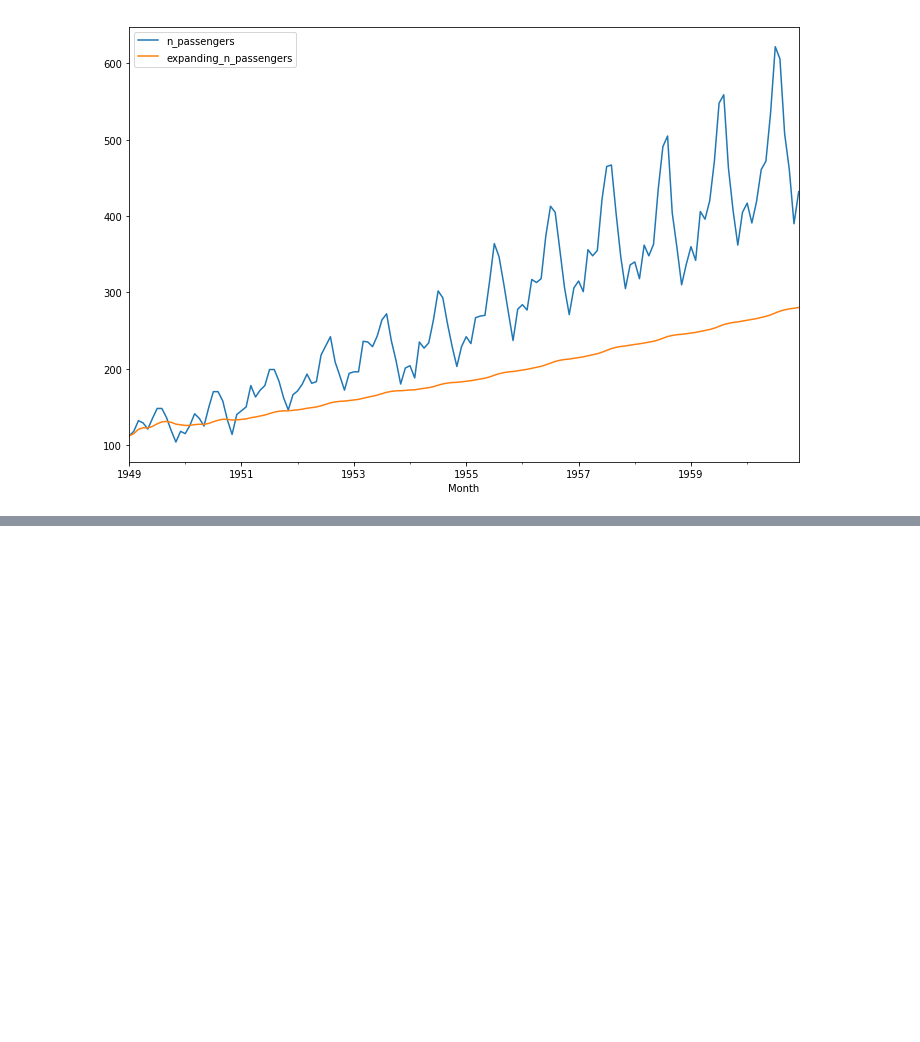
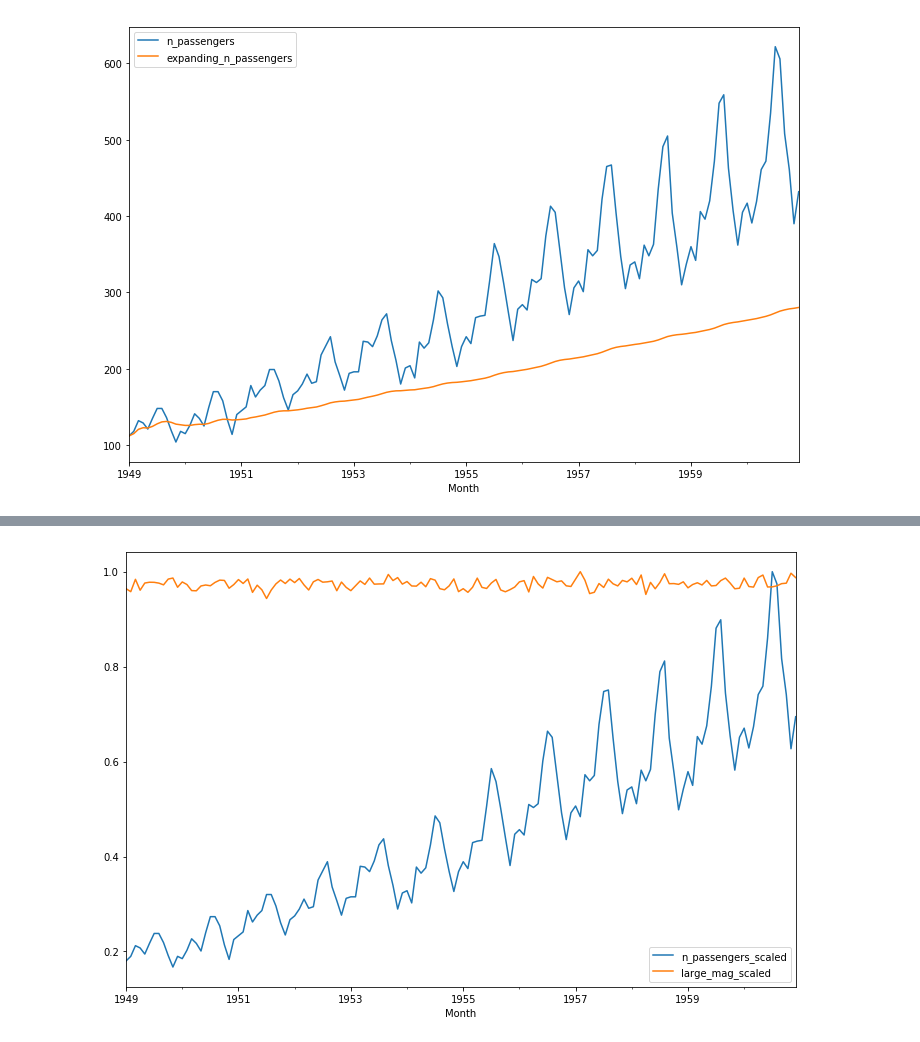
Before and after one commit to mahesh-keswani/ML-DL-FromBasicsToAdvance, a Jupyter notebook: pandas_basics/time_series_data_with_pandas.ipynb, the cells around one changed output, grey strips where cells are left out. Cells and saved outputs as stored; diff of their text form; code cells hidden in the pictures; blank space fills up the shorter version.

```diff
--- a/pandas_basics/time_series_data_with_pandas.ipynb
+++ b/pandas_basics/time_series_data_with_pandas.ipynb
@@ -424,0 +453,7 @@ df[ ['n_passengers', 'expanding_n_passengers'] ].plot(legend = True, figsize = (
+# %%
+df['large_mag_scaled'] = df['large_mag'] / df['large_mag'].max()
+# %%
+df[ ['n_passengers_scaled', 'large_mag_scaled'] ].plot(legend = True, figsize = (12, 8));
+# Now after scaling we can see the actual graph for these columns, hence scaling graph is important
+# %% [output]
+[figure, added]
```
Also changed, not shown: parts of 5 cells of this notebook.
